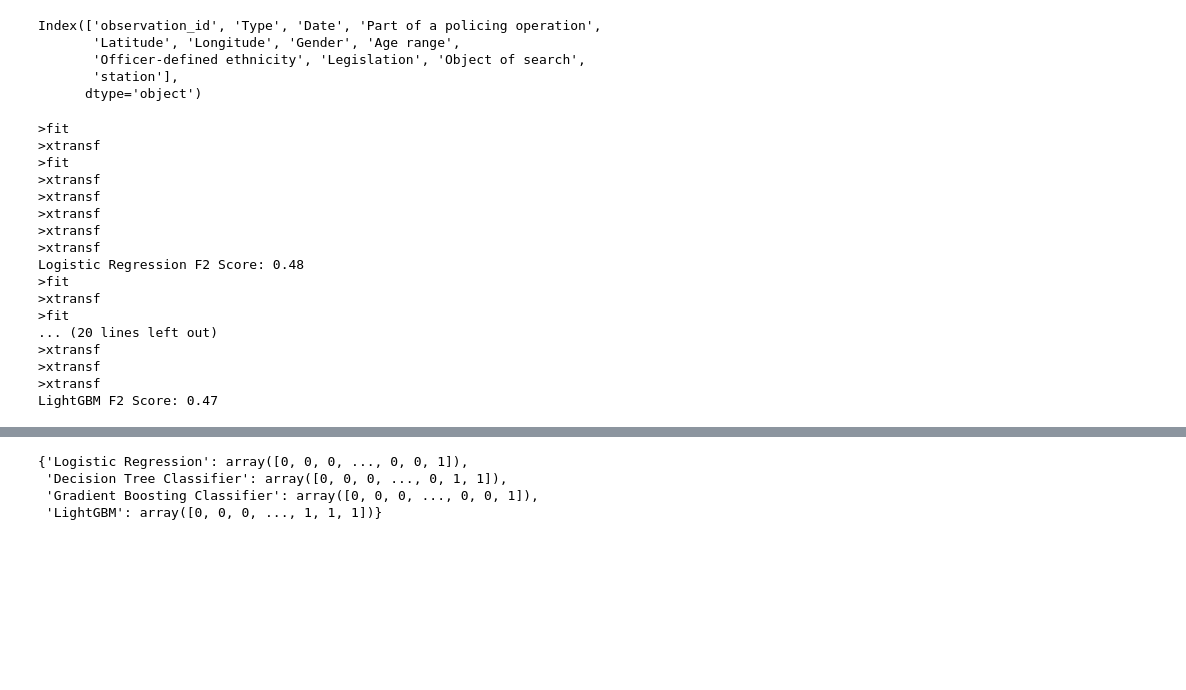
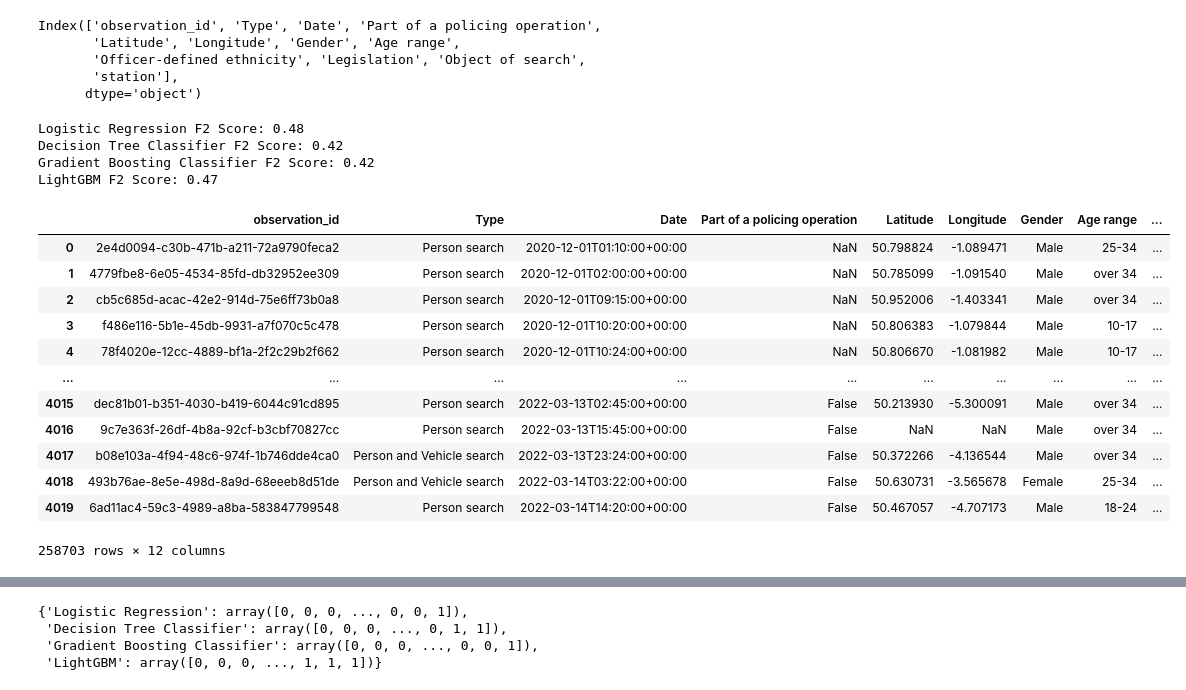
Before and after one commit to 0xjrr/ldsa-capstone-project, a Jupyter notebook: second_part/model_improve.ipynb, the cells around one changed output, grey strips where cells are left out. Saved outputs shown, nothing was run; the diff lists cells and outputs as text; code cells hidden in the pictures; blank space fills up the shorter version.

```diff
--- a/second_part/model_improve.ipynb
+++ b/second_part/model_improve.ipynb
@@ -162,7 +162,6 @@ class CyclicalEncoder(BaseEstimator, TransformerMixin):
         self.period = period
 
     def fit(self, X, y=None):
-        print('>fit')
         return self
 
     def transform(self, X, y=None):
@@ -170,7 +169,6 @@ class CyclicalEncoder(BaseEstimator, TransformerMixin):
         X[self.column + '_sin'] = np.sin(2 * np.pi * X[self.column] / self.period)
         X[self.column + '_cos'] = np.cos(2 * np.pi * X[self.column] / self.period)
         X = X.drop(columns=self.column)
-        print('>xtransf')
         return X
 
 # Define a function to extract the day of week and hour from the date
@@ -242,20 +240,23 @@ for classifier, name in zip(classifiers, classifier_names):
 
     print(f"{name} F2 Score: {score:.2f}")
 # %% [output]
->fit
->xtransf
->fit
->xtransf
->xtransf
->xtransf
->xtransf
->xtransf
 Logistic Regression F2 Score: 0.48
->fit
->xtransf
->fit
-... (20 lines left out)
->xtransf
->xtransf
->xtransf
+Decision Tree Classifier F2 Score: 0.42
+Gradient Boosting Classifier F2 Score: 0.42
 LightGBM F2 Score: 0.47
+# %%
+pd.concat([X_train, X_test])
+# %% [output]
+|  | observation_id | Type | Date | Part of a policing operation | Latitude | Longitude | Gender | Age range | ... |
+| 0 | 2e4d0094-c30b-471b-a211-72a9790feca2 | Person search | 2020-12-01T01:10:00+00:00 | NaN | 50.798824 | -1.089471 | Male | 25-34 | ... |
+| 1 | 4779fbe8-6e05-4534-85fd-db32952ee309 | Person search | 2020-12-01T02:00:00+00:00 | NaN | 50.785099 | -1.091540 | Male | over 34 | ... |
+| 2 | cb5c685d-acac-42e2-914d-75e6ff73b0a8 | Person search | 2020-12-01T09:15:00+00:00 | NaN | 50.952006 | -1.403341 | Male | over 34 | ... |
+| 3 | f486e116-5b1e-45db-9931-a7f070c5c478 | Person search | 2020-12-01T10:20:00+00:00 | NaN | 50.806383 | -1.079844 | Male | 10-17 | ... |
+| 4 | 78f4020e-12cc-4889-bf1a-2f2c29b2f662 | Person search | 2020-12-01T10:24:00+00:00 | NaN | 50.806670 | -1.081982 | Male | 10-17 | ... |
+| ... | ... | ... | ... | ... | ... | ... | ... | ... | ... |
+| 4015 | dec81b01-b351-4030-b419-6044c91cd895 | Person search | 2022-03-13T02:45:00+00:00 | False | 50.213930 | -5.300091 | Male | over 34 | ... |
+| 4016 | 9c7e363f-26df-4b8a-92cf-b3cbf70827cc | Person search | 2022-03-13T15:45:00+00:00 | False | NaN | NaN | Male | over 34 | ... |
+| 4017 | b08e103a-4f94-48c6-974f-1b746dde4ca0 | Person and Vehicle search | 2022-03-13T23:24:00+00:00 | False | 50.372266 | -4.136544 | Male | over 34 | ... |
+| 4018 | 493b76ae-8e5e-498d-8a9d-68eeeb8d51de | Person and Vehicle search | 2022-03-14T03:22:00+00:00 | False | 50.630731 | -3.565678 | Female | 25-34 | ... |
+| 4019 | 6ad11ac4-59c3-4989-a8ba-583847799548 | Person search | 2022-03-14T14:20:00+00:00 | False | 50.467057 | -4.707173 | Male | 18-24 | ... |
+258703 rows × 12 columns
```
Also changed, not shown: parts of 11 cells of this notebook.
